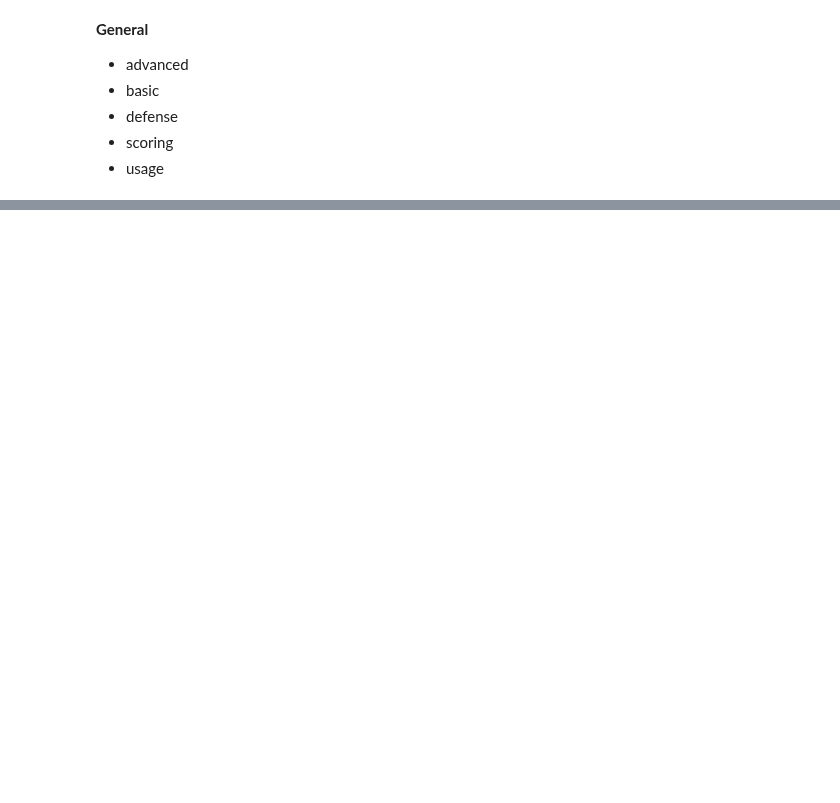
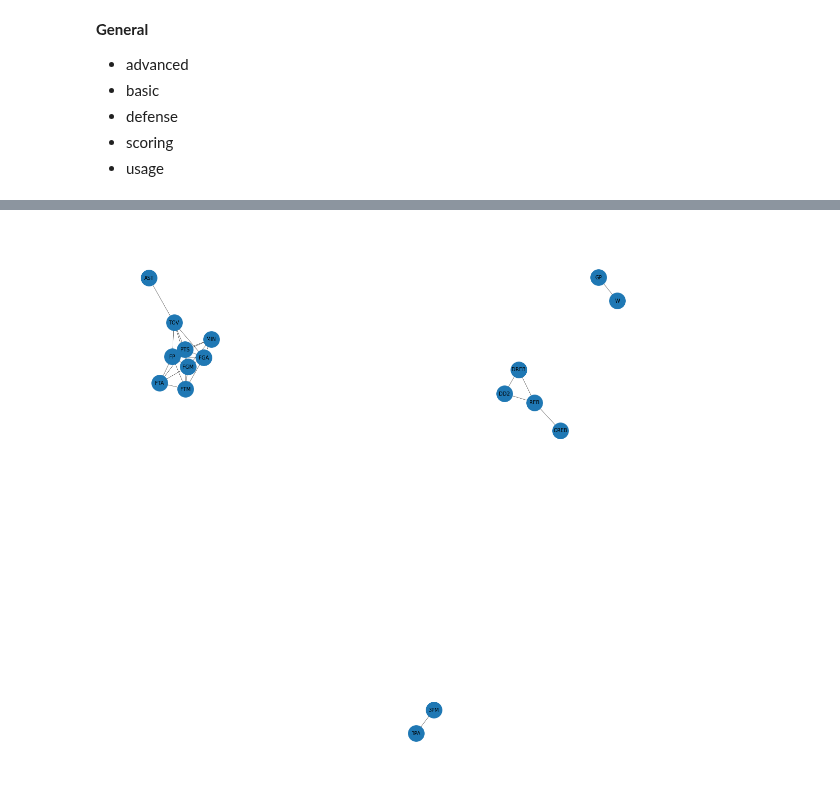
Before and after one commit to CSA100/nba-dsai, a Jupyter notebook: FeatureSelection.ipynb, the cells around one changed output, grey strips where cells are left out. Cells and saved outputs as stored; diff of their text form; code cells hidden in the pictures; blank space fills up the shorter version.

```diff
--- a/FeatureSelection.ipynb
+++ b/FeatureSelection.ipynb
@@ -33,0 +92,4 @@ basicData.head()
+# %%
+highCorrGraph(basicData)
+# %% [output]
+[figure, added]
```
Also changed, not shown: parts of 9 cells of this notebook, 1 other file.
